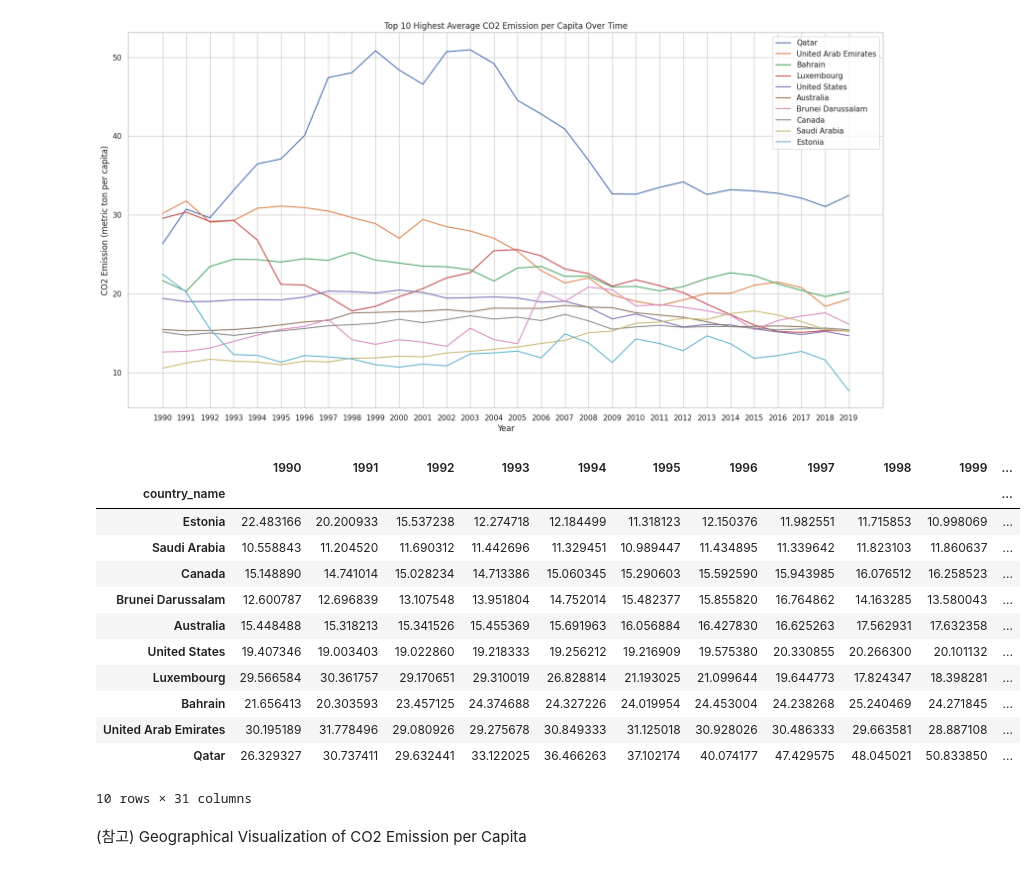
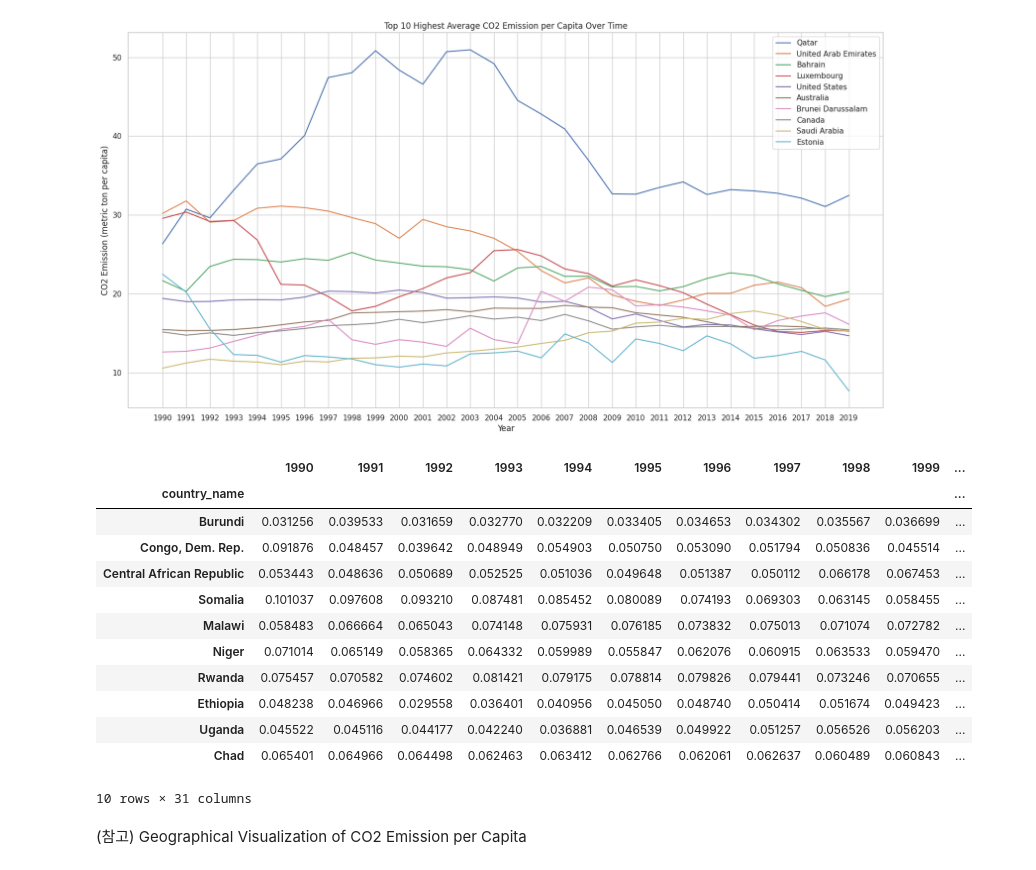
Before and after one commit to ongunma/gylim, a Jupyter notebook: 1120_임건영_201921172.ipynb, the cells around one changed output. Cells and saved outputs as stored; diff of their text form; code cells hidden in the pictures.

```diff
--- a/1120_임건영_201921172.ipynb
+++ b/1120_임건영_201921172.ipynb
@@ -495,22 +495,22 @@ Text(0.5, 1.0, 'Top 10 Highest Average CO2 Emission per Capita Over Time')
 # %%
 #연습 - CO2 방출이 가장 낮은 10개 국가 lineplot 출력
 
-co2_avg = co2_emission.sort_values('avg', ascending = True).tail(10)
+co2_avg = co2_emission.sort_values('avg', ascending = True).head(10)
 
 co2_avg
 # %% [output]
 |  | 1990 | 1991 | 1992 | 1993 | 1994 | 1995 | 1996 | 1997 | 1998 | 1999 | ... |
 | country_name |  |  |  |  |  |  |  |  |  |  | ... |
-| Estonia | 22.483166 | 20.200933 | 15.537238 | 12.274718 | 12.184499 | 11.318123 | 12.150376 | 11.982551 | 11.715853 | 10.998069 | ... |
-| Saudi Arabia | 10.558843 | 11.204520 | 11.690312 | 11.442696 | 11.329451 | 10.989447 | 11.434895 | 11.339642 | 11.823103 | 11.860637 | ... |
-| Canada | 15.148890 | 14.741014 | 15.028234 | 14.713386 | 15.060345 | 15.290603 | 15.592590 | 15.943985 | 16.076512 | 16.258523 | ... |
-| Brunei Darussalam | 12.600787 | 12.696839 | 13.107548 | 13.951804 | 14.752014 | 15.482377 | 15.855820 | 16.764862 | 14.163285 | 13.580043 | ... |
-| Australia | 15.448488 | 15.318213 | 15.341526 | 15.455369 | 15.691963 | 16.056884 | 16.427830 | 16.625263 | 17.562931 | 17.632358 | ... |
-| United States | 19.407346 | 19.003403 | 19.022860 | 19.218333 | 19.256212 | 19.216909 | 19.575380 | 20.330855 | 20.266300 | 20.101132 | ... |
-| Luxembourg | 29.566584 | 30.361757 | 29.170651 | 29.310019 | 26.828814 | 21.193025 | 21.099644 | 19.644773 | 17.824347 | 18.398281 | ... |
-| Bahrain | 21.656413 | 20.303593 | 23.457125 | 24.374688 | 24.327226 | 24.019954 | 24.453004 | 24.238268 | 25.240469 | 24.271845 | ... |
-| United Arab Emirates | 30.195189 | 31.778496 | 29.080926 | 29.275678 | 30.849333 | 31.125018 | 30.928026 | 30.486333 | 29.663581 | 28.887108 | ... |
-| Qatar | 26.329327 | 30.737411 | 29.632441 | 33.122025 | 36.466263 | 37.102174 | 40.074177 | 47.429575 | 48.045021 | 50.833850 | ... |
+| Burundi | 0.031256 | 0.039533 | 0.031659 | 0.032770 | 0.032209 | 0.033405 | 0.034653 | 0.034302 | 0.035567 | 0.036699 | ... |
+| Congo, Dem. Rep. | 0.091876 | 0.048457 | 0.039642 | 0.048949 | 0.054903 | 0.050750 | 0.053090 | 0.051794 | 0.050836 | 0.045514 | ... |
+| Central African Republic | 0.053443 | 0.048636 | 0.050689 | 0.052525 | 0.051036 | 0.049648 | 0.051387 | 0.050112 | 0.066178 | 0.067453 | ... |
+| Somalia | 0.101037 | 0.097608 | 0.093210 | 0.087481 | 0.085452 | 0.080089 | 0.074193 | 0.069303 | 0.063145 | 0.058455 | ... |
+| Malawi | 0.058483 | 0.066664 | 0.065043 | 0.074148 | 0.075931 | 0.076185 | 0.073832 | 0.075013 | 0.071074 | 0.072782 | ... |
+| Niger | 0.071014 | 0.065149 | 0.058365 | 0.064332 | 0.059989 | 0.055847 | 0.062076 | 0.060915 | 0.063533 | 0.059470 | ... |
+| Rwanda | 0.075457 | 0.070582 | 0.074602 | 0.081421 | 0.079175 | 0.078814 | 0.079826 | 0.079441 | 0.073246 | 0.070655 | ... |
+| Ethiopia | 0.048238 | 0.046966 | 0.029558 | 0.036401 | 0.040956 | 0.045050 | 0.048740 | 0.050414 | 0.051674 | 0.049423 | ... |
+| Uganda | 0.045522 | 0.045116 | 0.044177 | 0.042240 | 0.036881 | 0.046539 | 0.049922 | 0.051257 | 0.056526 | 0.056203 | ... |
+| Chad | 0.065401 | 0.064966 | 0.064498 | 0.062463 | 0.063412 | 0.062766 | 0.062061 | 0.062637 | 0.060489 | 0.060843 | ... |
 10 rows × 31 columns
 # %% [markdown]
 (참고) Geographical Visualization of CO2 Emission per Capita
```
